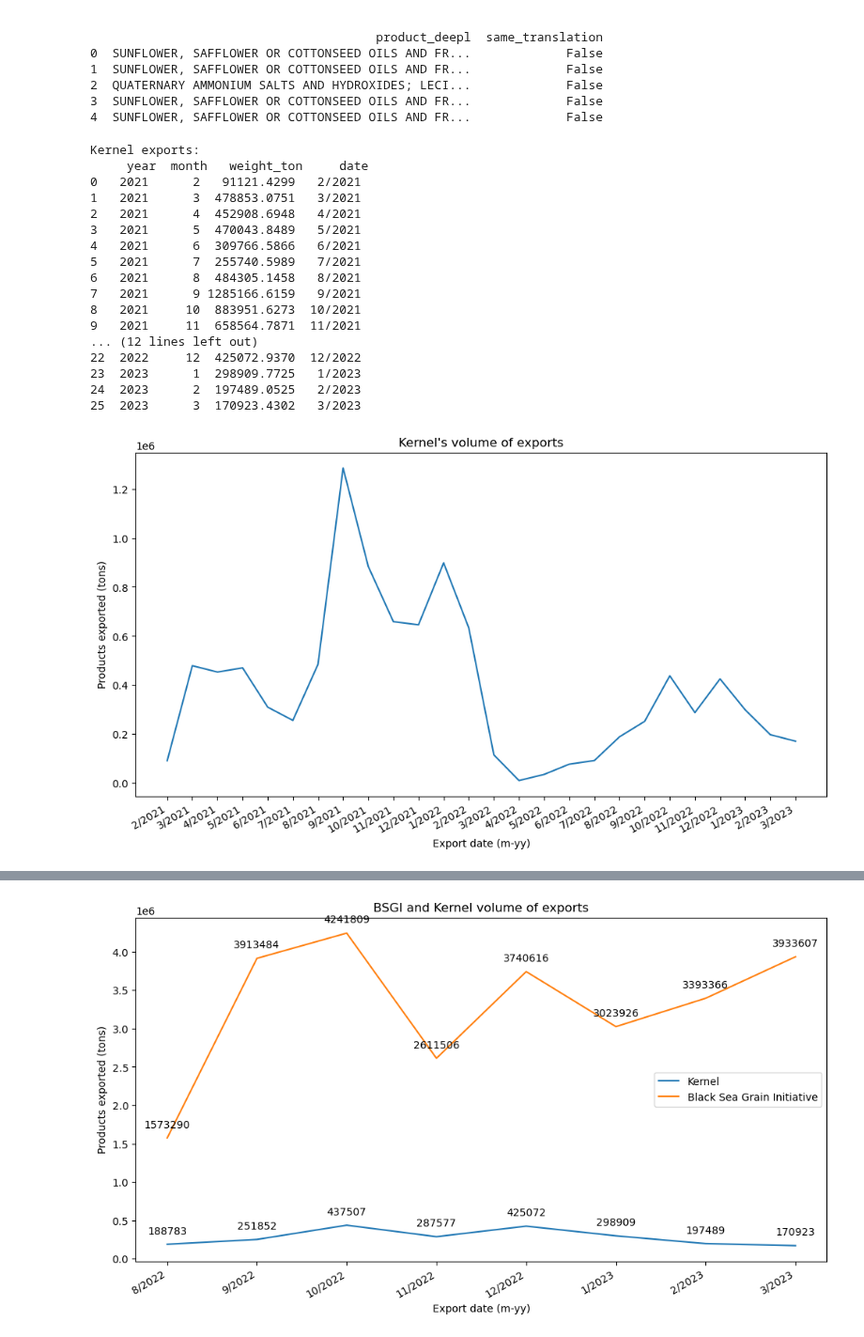
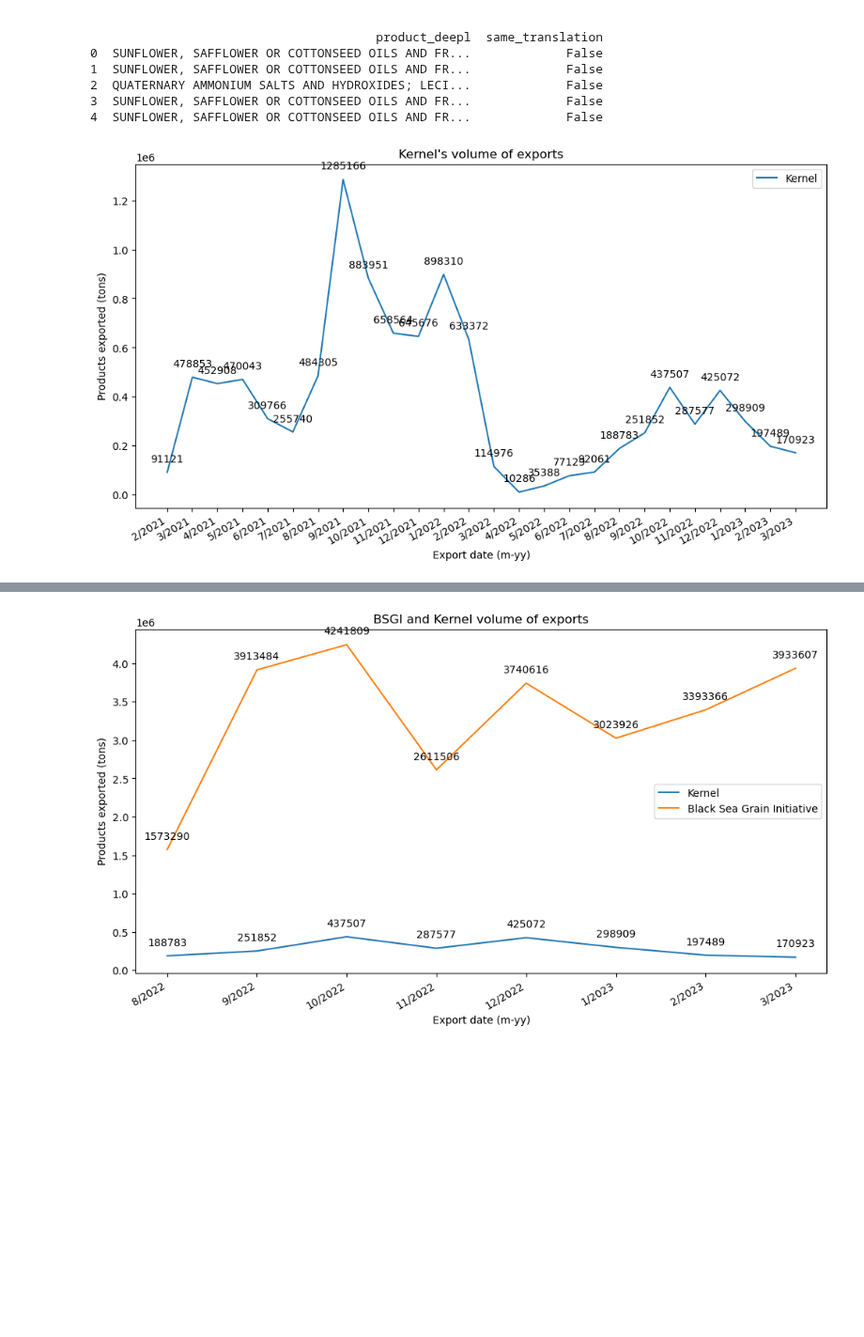
Before and after one commit to uchicago-dsi/oakland-institute-ukraine, a Jupyter notebook: visualizations/import_genius.ipynb, the cells around one changed output, grey strips where cells are left out. Shown at 94% size. Drawn from its saved outputs; the diff is of its cells as text; code cells hidden in the pictures; blank space fills up the shorter version.

```diff
--- a/visualizations/import_genius.ipynb
+++ b/visualizations/import_genius.ipynb
@@ -281,46 +85,15 @@ Different translations:
 3  SUNFLOWER, SAFFLOWER OR COTTONSEED OILS AND FR...             False
 4  SUNFLOWER, SAFFLOWER OR COTTONSEED OILS AND FR...             False
 # %%
-kernel_c["year"] = kernel_c["EXPORT DATE"].dt.year
-kernel_c["month"] = kernel_c["EXPORT DATE"].dt.month
-kernel_c["weight_ton"] = kernel_c["WEIGHT (KG)"] / 1000
+kernel_c["year"] = kernel_c["export_date"].dt.year
+kernel_c["month"] = kernel_c["export_date"].dt.month
+kernel_c["weight_ton"] = kernel_c["weight_kg"] / 1000
 
-kernel_g = kernel_c[["year", "month", "weight_ton"]].groupby(["year", "month"])
-kernel_g = kernel_g.sum().reset_index()
-kernel_g.sort_values(by=["year", "month"], ascending=False)
-
+kernel_g = cargo_grouping(kernel_c, ["year", "month"], ["weight_ton"], ["year", "month"], True)
 kernel_g["date"] = kernel_g["month"].astype(str) + "/" + kernel_g["year"].astype(str)
-kernel_g
-
-fig, ax = plt.subplots(figsize=(12, 6))
-
-ax.plot(kernel_g["date"] , kernel_g["weight_ton"])
-# ax.ticklabel_format(useOffset=False, style='plain')
-
-plt.setp(ax.get_xticklabels(), rotation=30, horizontalalignment='right')
-
-plt.title("Kernel's volume of exports")
-plt.xlabel("Export date (m-yy)")
-plt.ylabel("Products exported (tons)")
+plot_line(kernel_g["date"], [kernel_g["weight_ton"]], ["Kernel"], "Kernel's volume of exports", "Export date (m-yy)", "Products exported (tons)")
 # %% [output]
-Kernel exports:
-     year  month   weight_ton     date
-0   2021      2   91121.4299   2/2021
-1   2021      3  478853.0751   3/2021
-2   2021      4  452908.6948   4/2021
-3   2021      5  470043.8489   5/2021
-4   2021      6  309766.5866   6/2021
-5   2021      7  255740.5989   7/2021
-6   2021      8  484305.1458   8/2021
-7   2021      9 1285166.6159   9/2021
-8   2021     10  883951.6273  10/2021
-9   2021     11  658564.7871  11/2021
-... (12 lines left out)
-22  2022     12  425072.9370  12/2022
-23  2023      1  298909.7725   1/2023
-24  2023      2  197489.0525   2/2023
-25  2023      3  170923.4302   3/2023
-[figure, old version]
+[figure, new version]
 # %%
 # Compare Kernel's exports with overall exports in the Black Sea ports from Black Sea Grain Initiative
 
```
Also changed, not shown: parts of 13 cells of this notebook, 2 other files.
